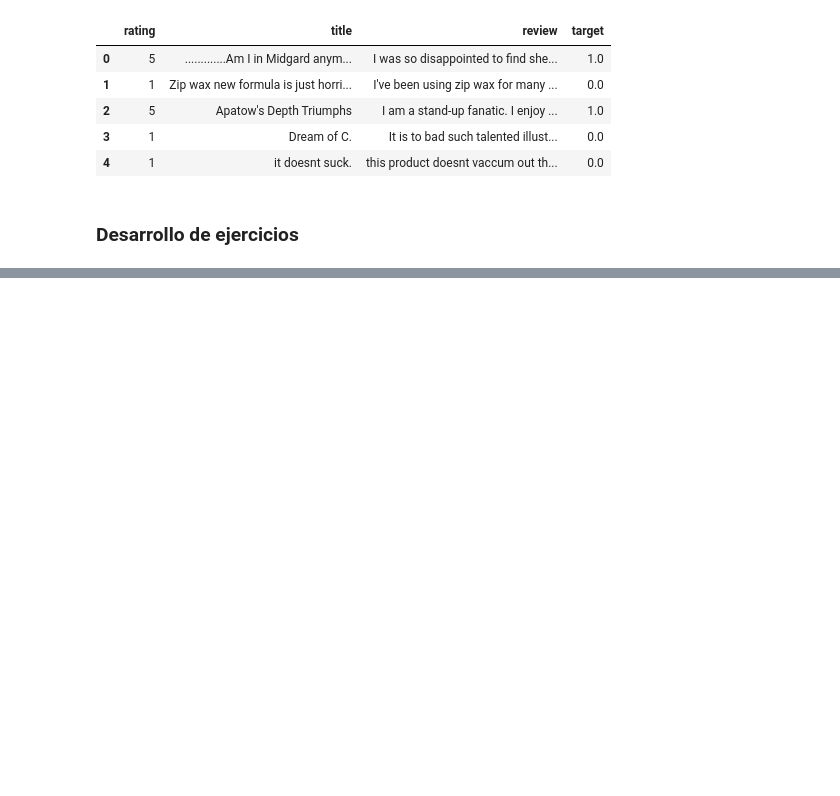
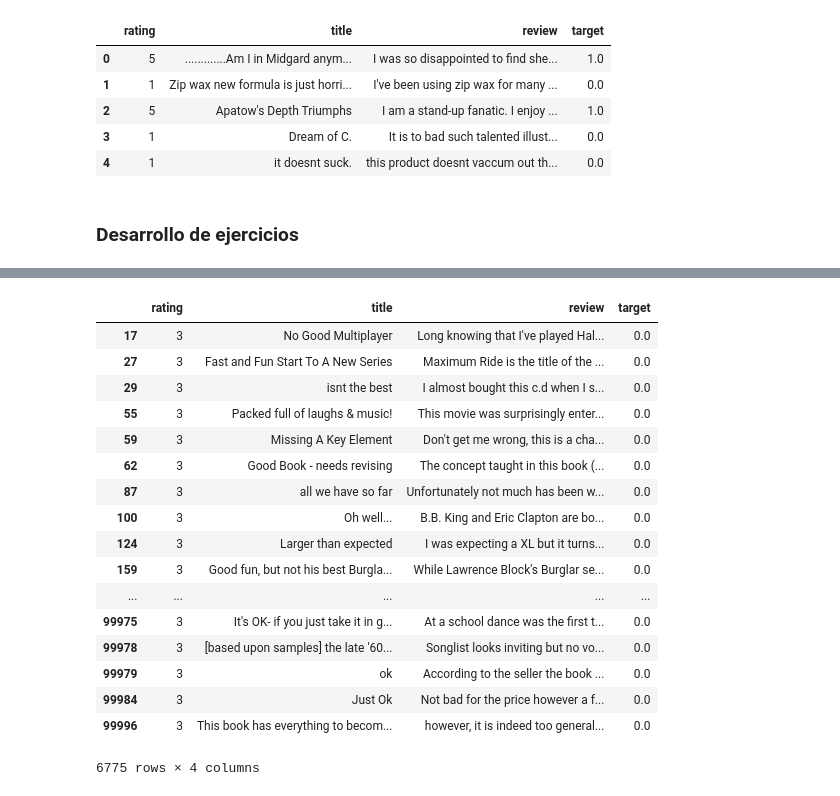
Before and after one commit to aenet/mentoria, a Jupyter notebook: analisis-visualizacion/tp-analisis-visualizacion.ipynb, the cells around one changed output, grey strips where cells are left out. Drawn from its saved outputs; the diff is of its cells as text; code cells hidden in the pictures; blank space fills up the shorter version.

```diff
--- a/analisis-visualizacion/tp-analisis-visualizacion.ipynb
+++ b/analisis-visualizacion/tp-analisis-visualizacion.ipynb
@@ -56,0 +49,21 @@ sub_dt.apply(lambda x: x.fillna(x.mean()))
+# %%
+dt[dt['rating']==3]
+# %% [output]
+|  | rating | title | review | target |
+| 17 | 3 | No Good Multiplayer | Long knowing that I've played Hal... | 0.0 |
+| 27 | 3 | Fast and Fun Start To A New Series | Maximum Ride is the title of the ... | 0.0 |
+| 29 | 3 | isnt the best | I almost bought this c.d when I s... | 0.0 |
+| 55 | 3 | Packed full of laughs & music! | This movie was surprisingly enter... | 0.0 |
+| 59 | 3 | Missing A Key Element | Don't get me wrong, this is a cha... | 0.0 |
+| 62 | 3 | Good Book - needs revising | The concept taught in this book (... | 0.0 |
+| 87 | 3 | all we have so far | Unfortunately not much has been w... | 0.0 |
+| 100 | 3 | Oh well... | B.B. King and Eric Clapton are bo... | 0.0 |
+| 124 | 3 | Larger than expected | I was expecting a XL but it turns... | 0.0 |
+| 159 | 3 | Good fun, but not his best Burgla... | While Lawrence Block's Burglar se... | 0.0 |
+| ... | ... | ... | ... | ... |
+| 99975 | 3 | It's OK- if you just take it in g... | At a school dance was the first t... | 0.0 |
+| 99978 | 3 | [based upon samples] the late '60... | Songlist looks inviting but no vo... | 0.0 |
+| 99979 | 3 | ok | According to the seller the book ... | 0.0 |
+| 99984 | 3 | Just Ok | Not bad for the price however a f... | 0.0 |
+| 99996 | 3 | This book has everything to becom... | however, it is indeed too general... | 0.0 |
+6775 rows × 4 columns
```
Also changed, not shown: parts of 9 cells of this notebook, 2 other files.
